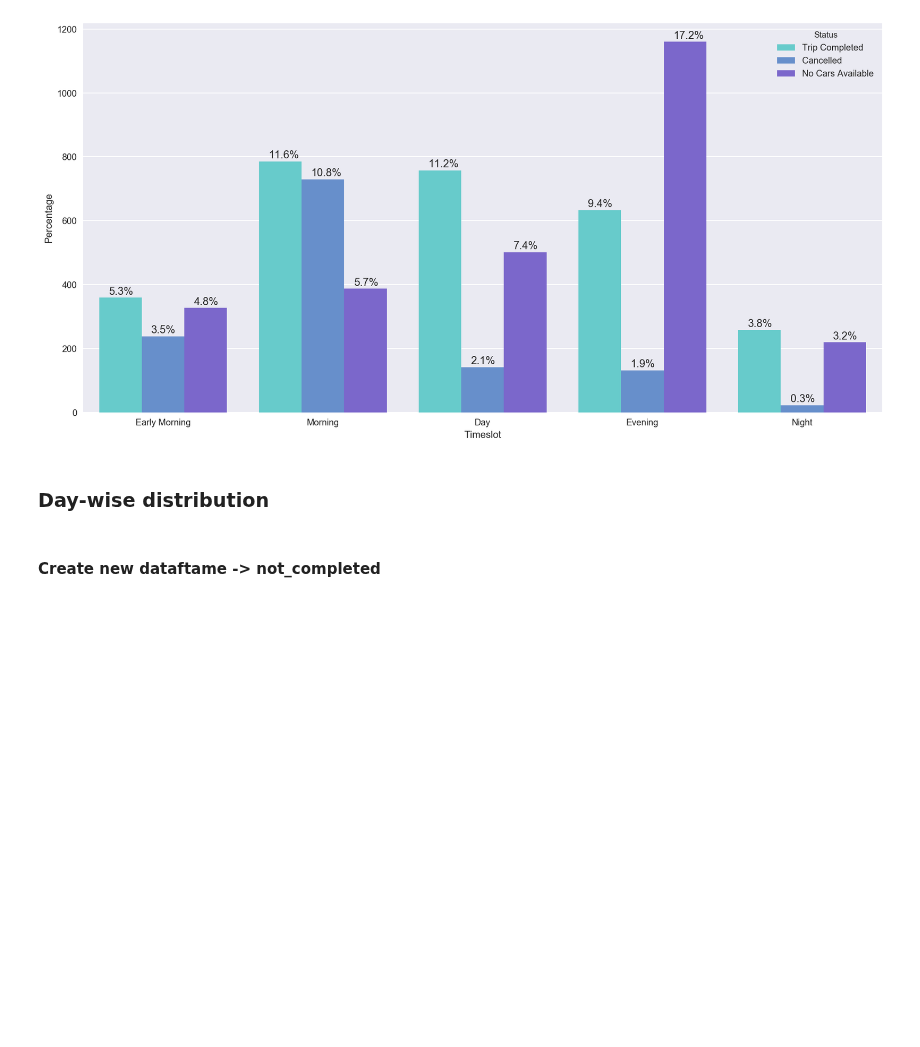
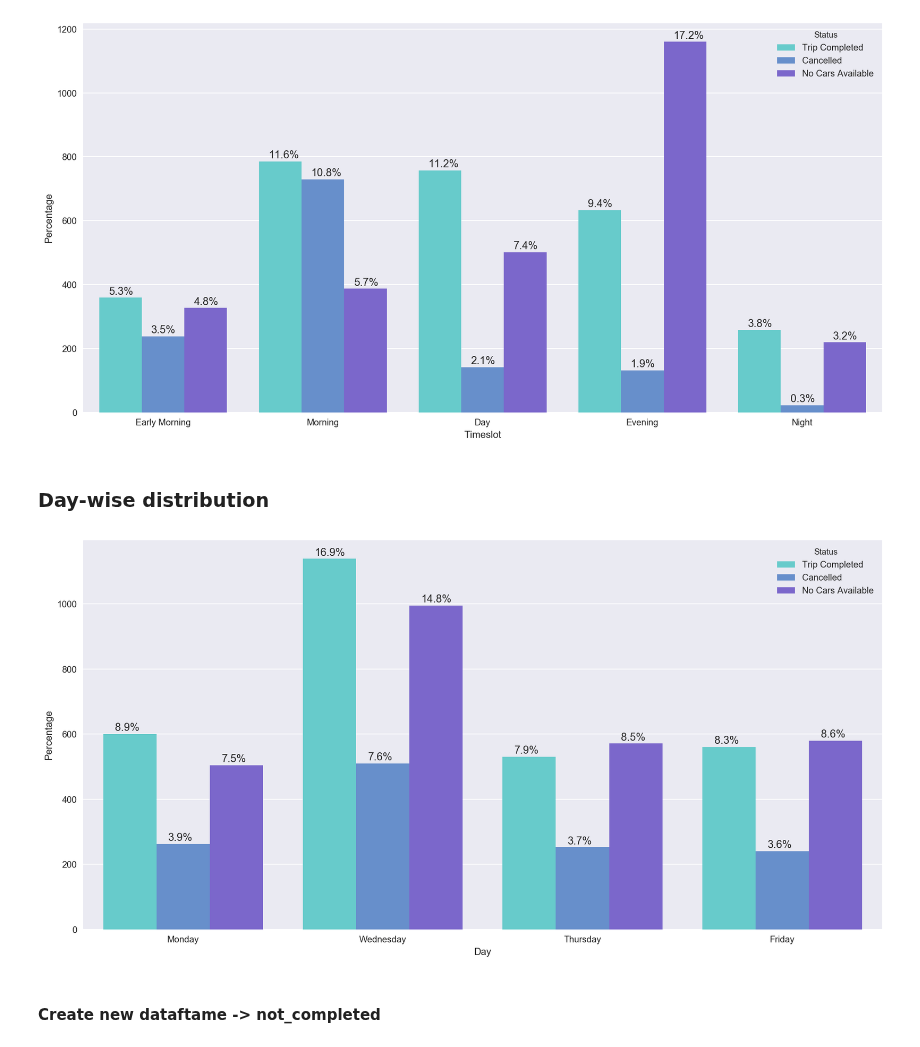
Before and after one commit to ab9bhatia/PythonScripts, a Jupyter notebook: projects/Uber/Uber_Supply_Demand_Gap.ipynb, the cells around one changed output. Drawn from its saved outputs; the diff is of its cells as text; code cells hidden in the pictures; blank space fills up the shorter version.

Commit message:
uber

```diff
--- a/projects/Uber/Uber_Supply_Demand_Gap.ipynb
+++ b/projects/Uber/Uber_Supply_Demand_Gap.ipynb
@@ -129,6 +129,7 @@ slot = ['Early Morning', 'Morning', 'Day', 'Evening', 'Night']
 uber['req_timeslot'] = pd.cut(uber['Request_timestamp'].apply(lambda x: x.hour), bins, labels=slot) # pd.cut
 uber['completed'] = uber['Status'].apply(lambda x: 1 if x =='Trip Completed' else 0)
 uber['hour']= uber['Request_timestamp'].apply(lambda x: x.hour)
+uber['day'] = uber['Request_timestamp'].dt.weekday_name
 uber.head()
 # %% [output]
 |  | Request_id | Pickup_point | Driver id | Status | Request_timestamp | Drop_timestamp | req_timeslot | ... |
@@ -150,6 +151,15 @@ for p in ax.patches:
 [figure]
 # %% [markdown]
 ### Day-wise distribution
+# %%
+fig, ax = plt.subplots()
+fig.set_size_inches(16, 8)
+ax = sns.countplot(x= uber['day'],hue = uber['Status'])
+ax.set(xlabel='Day', ylabel='Percentage')
+for p in ax.patches:
+        ax.annotate('{:1.1f}%'.format((p.get_height()*100)/float(len(uber['day']))),(p.get_x()+0.06, p.get_height()+10))
+# %% [output]
+[figure, added]
 # %% [markdown]
 #### Create new dataftame -> not_completed
 # %%
```
Also changed, not shown: parts of 1 cell of this notebook.
